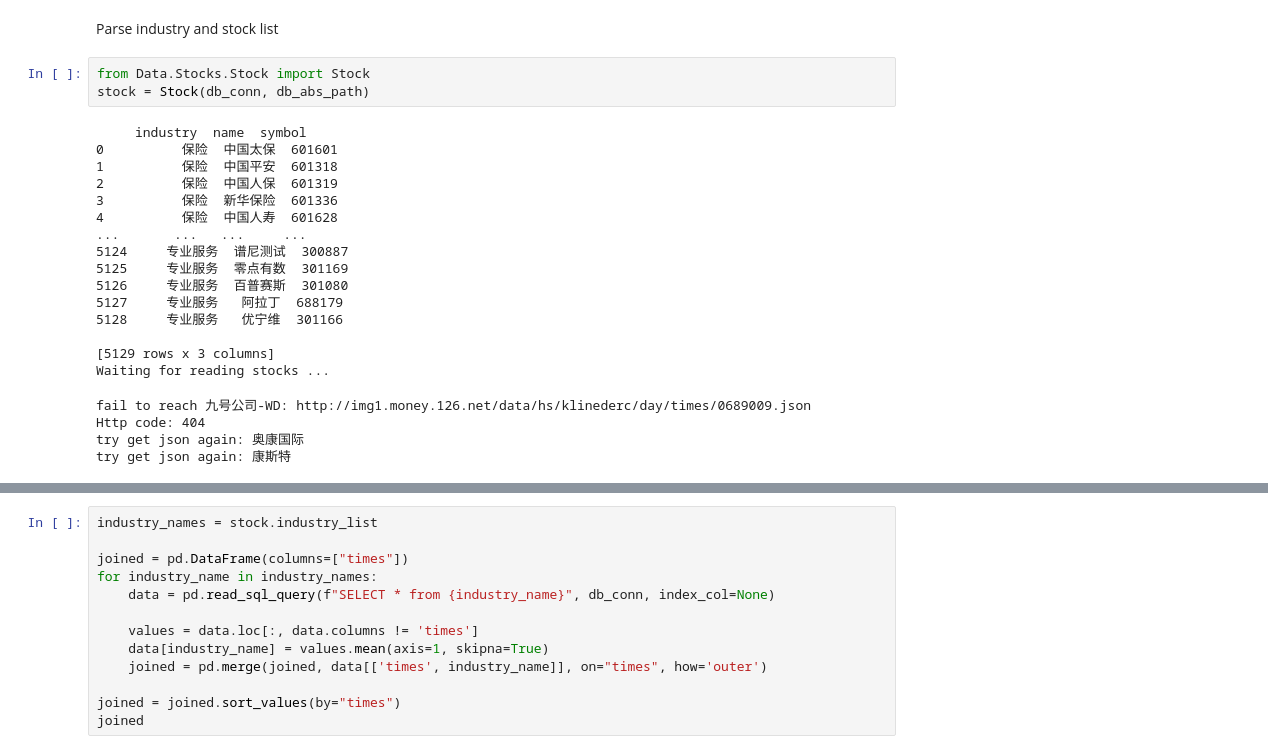
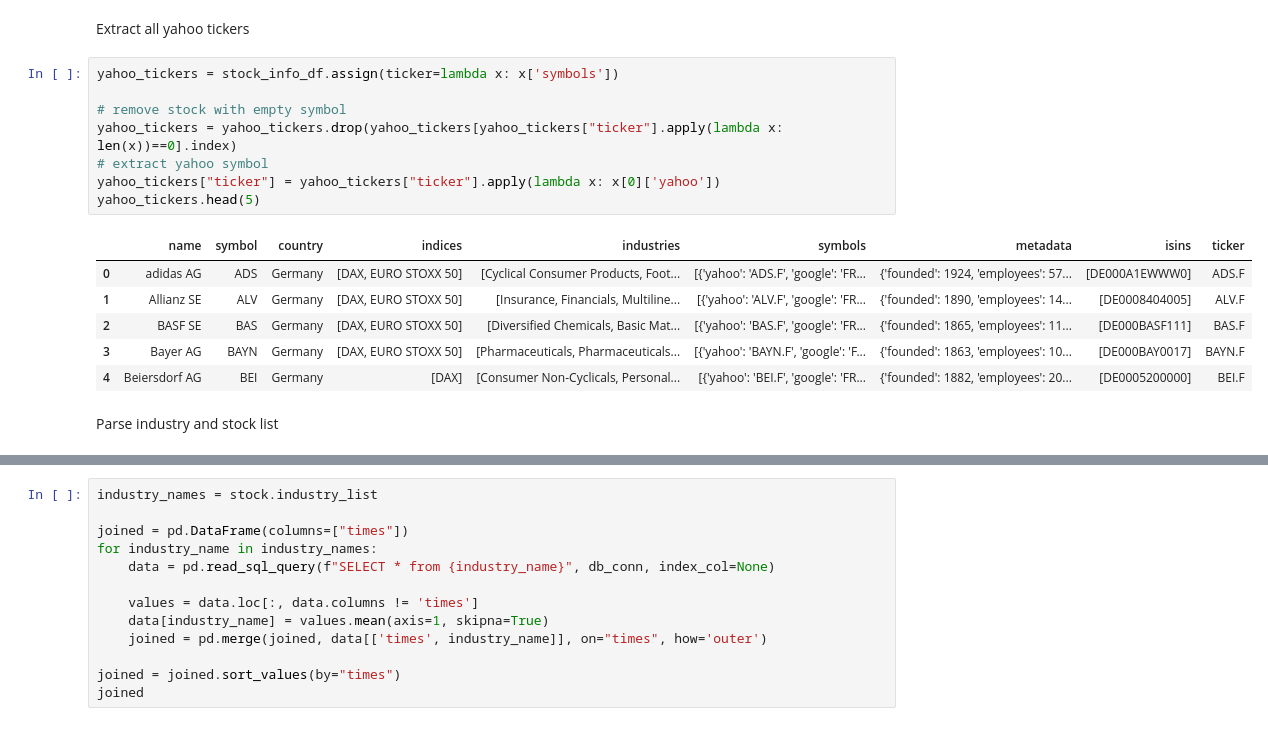
Before and after one commit to yangtx2009/finance, a Jupyter notebook: international_stock_market_visualization.ipynb, the cells around one changed output, grey strips where cells are left out. Cells and saved outputs as stored; diff of their text form.

```diff
--- a/visualization.ipynb
+++ b/international_stock_market_visualization.ipynb
@@ -43,25 +179,19 @@ db_conn.execute("""create table if not exists stock
+# %% [markdown]
+Extract all yahoo tickers
+# %%
+yahoo_tickers = stock_info_df.assign(ticker=lambda x: x['symbols'])
+
+# remove stock with empty symbol
+yahoo_tickers = yahoo_tickers.drop(yahoo_tickers[yahoo_tickers["ticker"].apply(lambda x: len(x))==0].index)
+# extract yahoo symbol
+yahoo_tickers["ticker"] = yahoo_tickers["ticker"].apply(lambda x: x[0]['yahoo'])
+yahoo_tickers.head(5)
+# %% [output]
+|  | name | symbol | country | indices | industries | symbols | metadata | isins | ticker |
+| 0 | adidas AG | ADS | Germany | [DAX, EURO STOXX 50] | [Cyclical Consumer Products, Foot... | [{'yahoo': 'ADS.F', 'google': 'FR... | {'founded': 1924, 'employees': 57... | [DE000A1EWWW0] | ADS.F |
+| 1 | Allianz SE | ALV | Germany | [DAX, EURO STOXX 50] | [Insurance, Financials, Multiline... | [{'yahoo': 'ALV.F', 'google': 'FR... | {'founded': 1890, 'employees': 14... | [DE0008404005] | ALV.F |
+| 2 | BASF SE | BAS | Germany | [DAX, EURO STOXX 50] | [Diversified Chemicals, Basic Mat... | [{'yahoo': 'BAS.F', 'google': 'FR... | {'founded': 1865, 'employees': 11... | [DE000BASF111] | BAS.F |
+| 3 | Bayer AG | BAYN | Germany | [DAX, EURO STOXX 50] | [Pharmaceuticals, Pharmaceuticals... | [{'yahoo': 'BAYN.F', 'google': 'F... | {'founded': 1863, 'employees': 10... | [DE000BAY0017] | BAYN.F |
+| 4 | Beiersdorf AG | BEI | Germany | [DAX] | [Consumer Non-Cyclicals, Personal... | [{'yahoo': 'BEI.F', 'google': 'FR... | {'founded': 1882, 'employees': 20... | [DE0005200000] | BEI.F |
 # %% [markdown]
 Parse industry and stock list
-# %%
-from Data.Stocks.Stock import Stock
-stock = Stock(db_conn, db_abs_path)
-# %% [output]
-     industry  name  symbol
-0          保险  中国太保  601601
-1          保险  中国平安  601318
-2          保险  中国人保  601319
-3          保险  新华保险  601336
-4          保险  中国人寿  601628
-...       ...   ...     ...
-5124     专业服务  谱尼测试  300887
-5125     专业服务  零点有数  301169
-5126     专业服务  百普赛斯  301080
-5127     专业服务   阿拉丁  688179
-5128     专业服务   优宁维  301166
-
-[5129 rows x 3 columns]
-Waiting for reading stocks ...
-fail to reach 九号公司-WD: http://img1.money.126.net/data/hs/klinederc/day/times/0689009.json
-Http code: 404
-try get json again: 奥康国际
-try get json again: 康斯特
```
Also changed, not shown: parts of 17 cells of this notebook, 8 other files.
